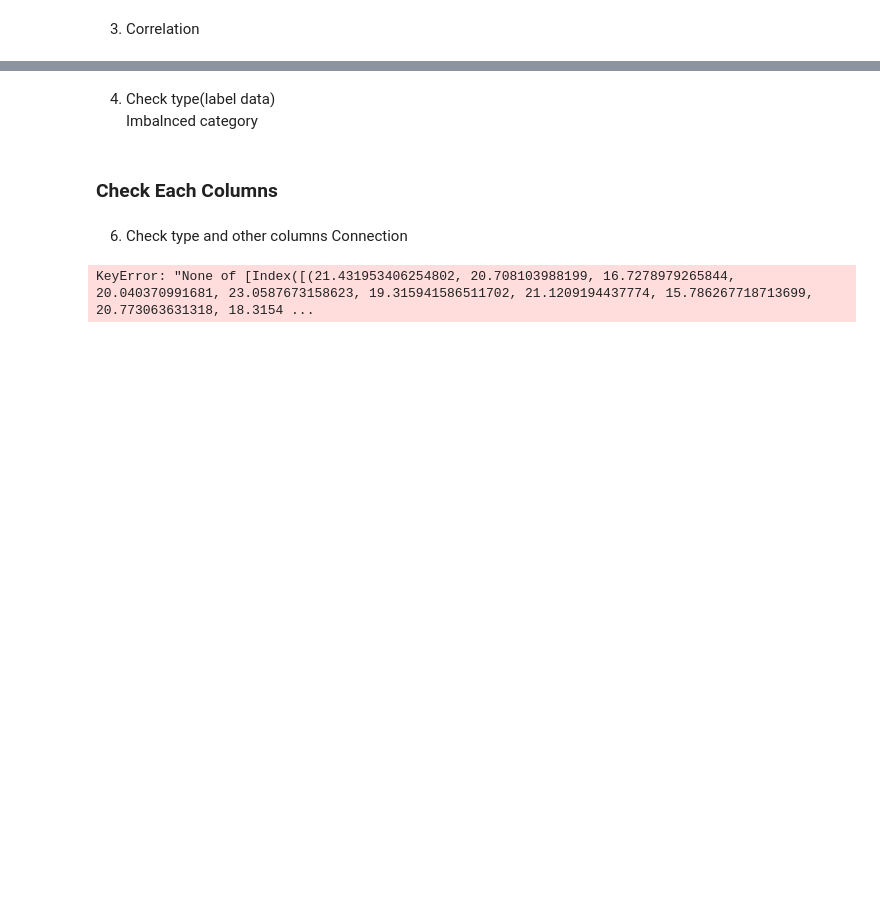
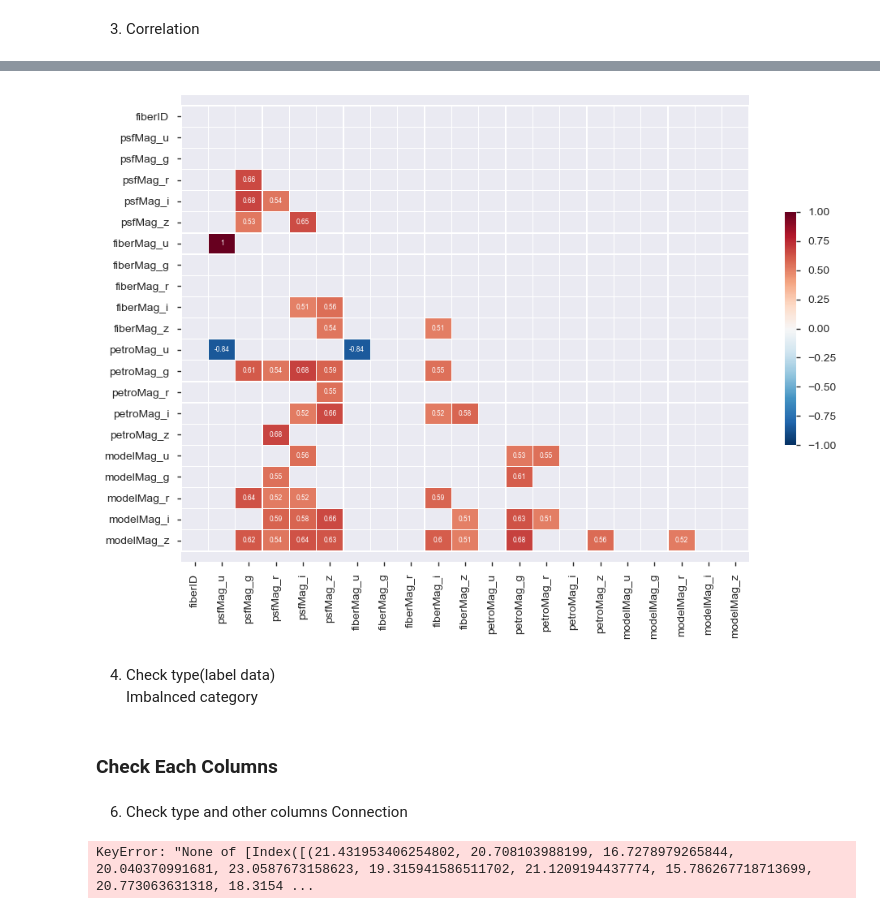
Before and after one commit to jglee087/AI-ImageCourse, a Jupyter notebook: DaconContest02/AstronomicalObject EDA.ipynb, the cells around one changed output, grey strips where cells are left out. Drawn from its saved outputs; the diff is of its cells as text; code cells hidden in the pictures; blank space fills up the shorter version.

```diff
--- a/DaconContest02/AstronomicalObject EDA.ipynb
+++ b/DaconContest02/AstronomicalObject EDA.ipynb
@@ -54,3 +95,25 @@ sns.heatmap(corr, cmap=cmap, annot=True, fmt = ".2f")
+# %%
+fig, ax = plt.subplots(figsize=(10,7), dpi=100)
+
+data = train.corr()
+mask = np.triu(np.ones_like(data, dtype=np.bool))
+cmap = sns.diverging_palette(220, 10, as_cmap=True)
+
+sns.heatmap(data[(data >= 0.5) | (data <= -0.5)],
+            mask=mask,
+            vmax=1.0, vmin=-1.0,
+            cmap='RdBu_r', linewidths=0.2,
+            annot=True, annot_kws={'size': 6},
+            square=False, cbar=True,
+            cbar_kws={'shrink': .5}, ax=ax)
+
+# for _, spine in ax.spines.items():
+#     spine.set_visible(True)
+ax.set_ylim(ax.get_ylim()[0]+0.5, ax.get_ylim()[1]-0.5)
+fig.tight_layout()
+plt.show()
+# %% [output]
+[figure, added]
 # %% [markdown]
 4. Check type(label data)
 Imbalnced category
```
Also changed, not shown: parts of 5 cells of this notebook, 1 other file.
